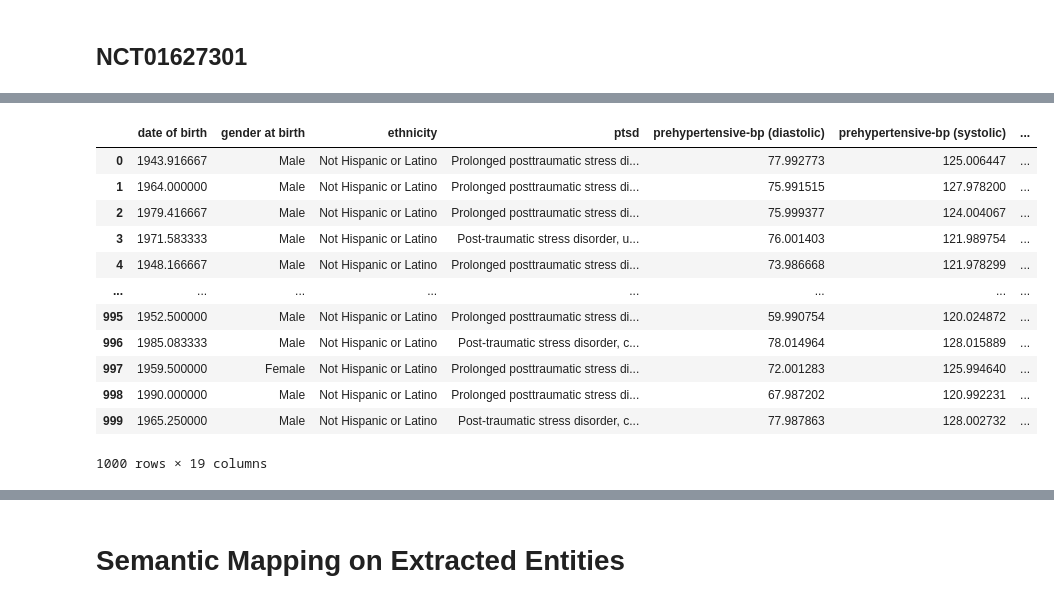
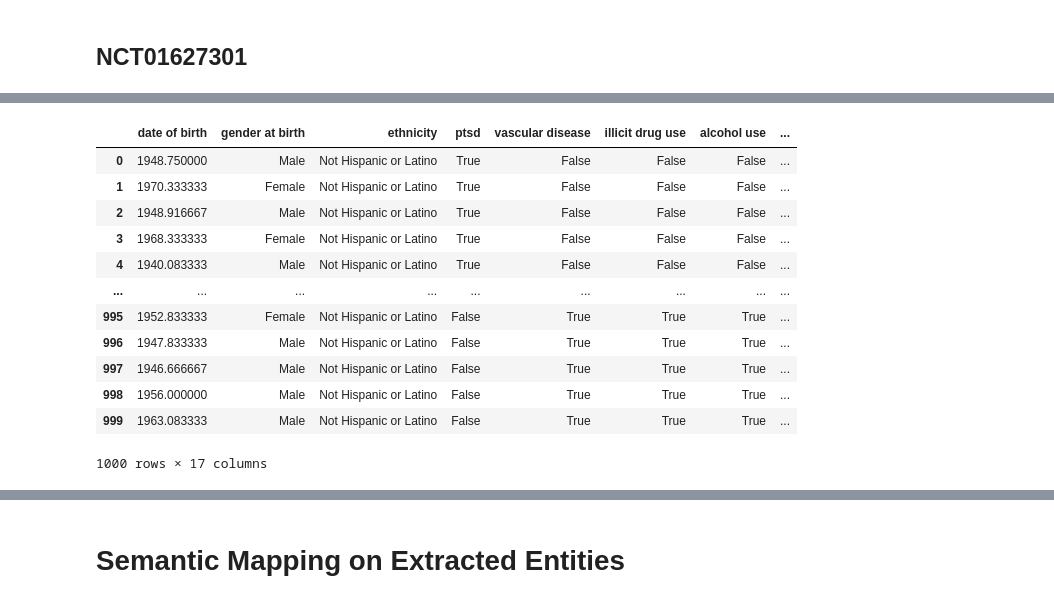
Before and after one commit to victormurcia/CTS_Test, a Jupyter notebook: CTS_Synthetic_Data_Full_Routineipynb.ipynb, the cells around one changed output, grey strips where cells are left out. Drawn from its saved outputs; the diff is of its cells as text; code cells hidden in the pictures.

```diff
--- a/CTS_Synthetic_Data_Full_Routineipynb.ipynb
+++ b/CTS_Synthetic_Data_Full_Routineipynb.ipynb
@@ -636,14 +643,14 @@ exclusion_df
 # List of columns to be converted to bool
 columns_to_convert = []
 
-columns_to_drop = []#['thyroid-stimulating hormone-lab test', 'thyroid-stimulating hormone-interpretation']
+columns_to_drop = ['prehypertensive-bp (diastolic)', 'prehypertensive-bp (systolic)','normotensive-bp (diastolic)', 'normotensive-bp (systolic)']
 
 # Define list of columns to exclude
-exclude_columns = ['ad dementia', 'mini-mental state examination', 'acetylcholinesterase inhibitors', 'designated study partner']
+exclude_columns = ['ptsd','normotensive','prehypertensive']
 
-columns_to_rename = {}#{'achei': 'acetylcholinesterase inhibitors', 'alzheimers disease dementia': 'ad dementia'}
+columns_to_rename = {'clonidine ': 'sns medications', 'no illicit drug use': 'illicit drug use','not pregnant':'pregnant','heart or vascular disease': 'vascular disease'}
 
-new_boolean_columns = []#['glutamatergic agents', 'coronavirus', 'continuous direct medical care']
+new_boolean_columns = ['ptsd','normotensive', 'prehypertensive']
 
 # Provide the path to the CSV file
 file_path = 'https://raw.githubusercontent.com/victormurcia/CTS_Test/main/MDClone/NCT01627301.csv' # Replace with your actual file path
@@ -677,42 +683,39 @@ Index(['date of birth', 'gender at birth', 'ethnicity', 'ptsd',
       dtype='object')
 # %%
-# Assuming 'cohort' is your original dataframe
-cohort_df = create_labeled_cohort_df(cohort)
-
 #Process eligibility criteria
 criteria_text = """
 Inclusion Criteria:
 
 - Prehypertensive and normotensive veterans with PTSD, and prehypertensive and normotensive veterans without PTSD (controls)
 
 Exclusion Criteria:
 
 - Heart or vascular disease
 - Illicit drug use
 - Excessive alcohol use (>2 drinks per day)
 - Pregnancy
 - Autonomic dysfunction
 - Medications known to affect SNS (clonidine)
 - Treatment with monoamine oxidase (MAO) inhibitors within the last 14 days
 - Any serious systemic disease
 """
 
-keys_to_remove = []
+keys_to_remove = ['sns','heart']
 entity_types = ['Disease_disorder', 'Medication', 'Diagnostic_procedure','Sign_symptom','History','Nonbiological_location','Clinical_event','Therapeutic_procedure','Activity'] #Only keep entities of these types
 
 eligibility_criteria_dict,inclusion_df,exclusion_df,cohort_subset = clinical_trial_matching(cohort, criteria_text, keys_to_remove, model, tokenizer,entity_types)
 cohort_subset
 # %% [output]
-|  | date of birth | gender at birth | ethnicity | ptsd | prehypertensive-bp (diastolic) | prehypertensive-bp (systolic) | ... |
-| 0 | 1943.916667 | Male | Not Hispanic or Latino | Prolonged posttraumatic stress di... | 77.992773 | 125.006447 | ... |
-| 1 | 1964.000000 | Male | Not Hispanic or Latino | Prolonged posttraumatic stress di... | 75.991515 | 127.978200 | ... |
-| 2 | 1979.416667 | Male | Not Hispanic or Latino | Prolonged posttraumatic stress di... | 75.999377 | 124.004067 | ... |
-| 3 | 1971.583333 | Male | Not Hispanic or Latino | Post-traumatic stress disorder, u... | 76.001403 | 121.989754 | ... |
-| 4 | 1948.166667 | Male | Not Hispanic or Latino | Prolonged posttraumatic stress di... | 73.986668 | 121.978299 | ... |
-| ... | ... | ... | ... | ... | ... | ... | ... |
-| 995 | 1952.500000 | Male | Not Hispanic or Latino | Prolonged posttraumatic stress di... | 59.990754 | 120.024872 | ... |
-| 996 | 1985.083333 | Male | Not Hispanic or Latino | Post-traumatic stress disorder, c... | 78.014964 | 128.015889 | ... |
-| 997 | 1959.500000 | Female | Not Hispanic or Latino | Prolonged posttraumatic stress di... | 72.001283 | 125.994640 | ... |
-| 998 | 1990.000000 | Male | Not Hispanic or Latino | Prolonged posttraumatic stress di... | 67.987202 | 120.992231 | ... |
-| 999 | 1965.250000 | Male | Not Hispanic or Latino | Post-traumatic stress disorder, c... | 77.987863 | 128.002732 | ... |
+|  | date of birth | gender at birth | ethnicity | ptsd | vascular disease | illicit drug use | alcohol use | ... |
+| 0 | 1948.750000 | Male | Not Hispanic or Latino | True | False | False | False | ... |
+| 1 | 1970.333333 | Female | Not Hispanic or Latino | True | False | False | False | ... |
+| 2 | 1948.916667 | Male | Not Hispanic or Latino | True | False | False | False | ... |
+| 3 | 1968.333333 | Female | Not Hispanic or Latino | True | False | False | False | ... |
+| 4 | 1940.083333 | Male | Not Hispanic or Latino | True | False | False | False | ... |
+| ... | ... | ... | ... | ... | ... | ... | ... | ... |
+| 995 | 1952.833333 | Female | Not Hispanic or Latino | False | True | True | True | ... |
+| 996 | 1947.833333 | Male | Not Hispanic or Latino | False | True | True | True | ... |
+| 997 | 1946.666667 | Male | Not Hispanic or Latino | False | True | True | True | ... |
+| 998 | 1956.000000 | Male | Not Hispanic or Latino | False | True | True | True | ... |
+| 999 | 1963.083333 | Male | Not Hispanic or Latino | False | True | True | True | ... |
-1000 rows × 19 columns
+1000 rows × 17 columns
```
Also changed, not shown: parts of 22 cells of this notebook.
